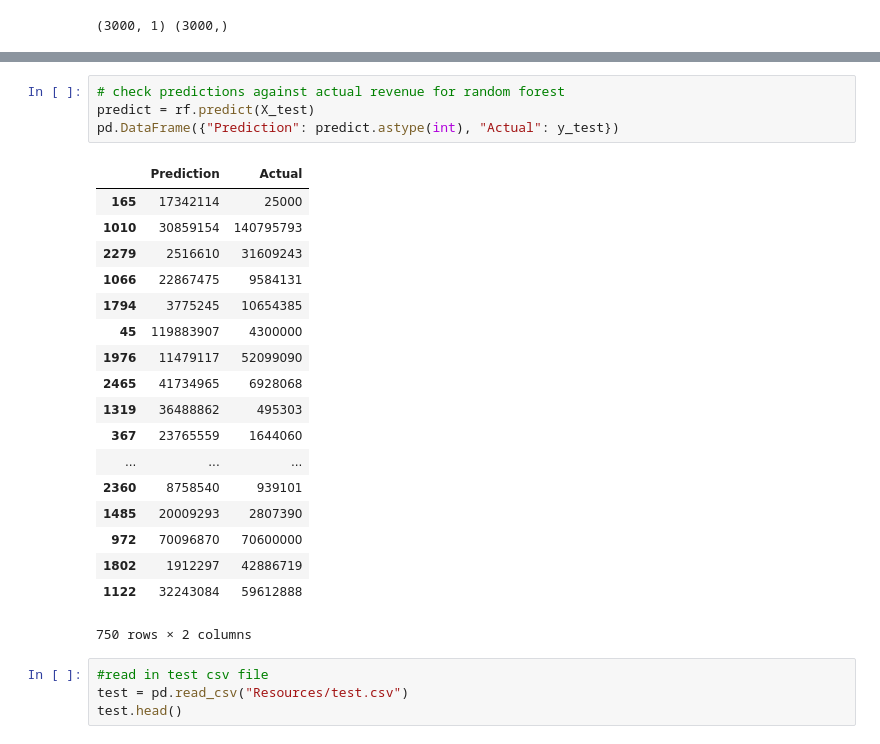
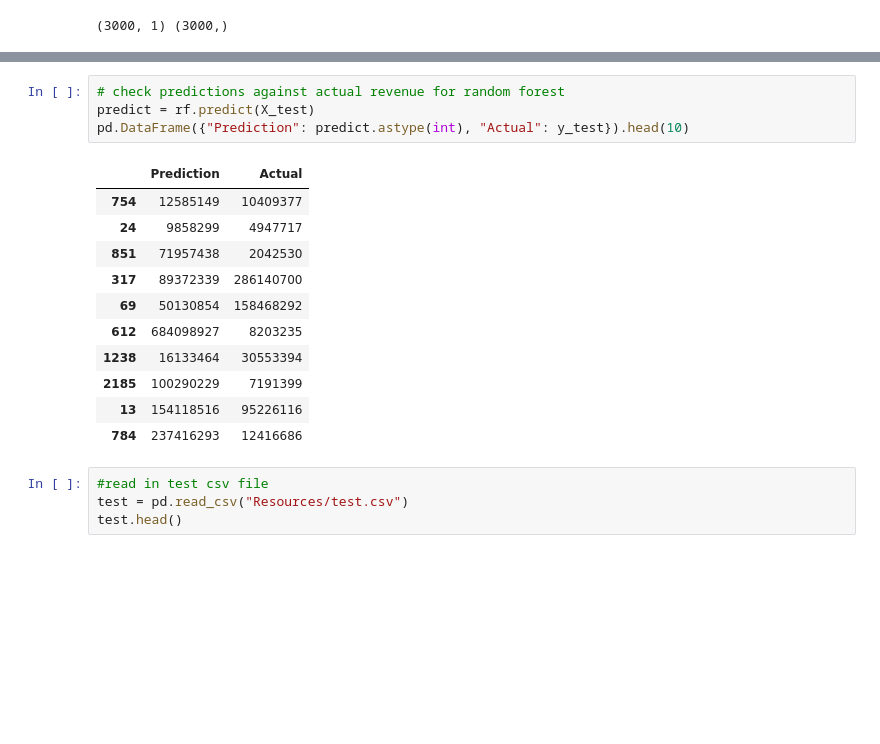
Before and after one commit to bvannice/BKBTM, a Jupyter notebook: RF_LR_Predictions.ipynb, the cells around one changed output, grey strips where cells are left out. Cells and saved outputs as stored; diff of their text form; blank space fills up the shorter version.

```diff
--- a/RF_LR_Predictions.ipynb
+++ b/RF_LR_Predictions.ipynb
@@ -254,26 +258,19 @@ model.score(x_test,y_test)
 # %%
 # check predictions against actual revenue for random forest
 predict = rf.predict(X_test)
-pd.DataFrame({"Prediction": predict.astype(int), "Actual": y_test})
+pd.DataFrame({"Prediction": predict.astype(int), "Actual": y_test}).head(10)
 # %% [output]
 |  | Prediction | Actual |
-| 165 | 17342114 | 25000 |
-| 1010 | 30859154 | 140795793 |
-| 2279 | 2516610 | 31609243 |
-| 1066 | 22867475 | 9584131 |
-| 1794 | 3775245 | 10654385 |
-| 45 | 119883907 | 4300000 |
-| 1976 | 11479117 | 52099090 |
-| 2465 | 41734965 | 6928068 |
-| 1319 | 36488862 | 495303 |
-| 367 | 23765559 | 1644060 |
-| ... | ... | ... |
-| 2360 | 8758540 | 939101 |
-| 1485 | 20009293 | 2807390 |
-| 972 | 70096870 | 70600000 |
-| 1802 | 1912297 | 42886719 |
-| 1122 | 32243084 | 59612888 |
+| 754 | 12585149 | 10409377 |
+| 24 | 9858299 | 4947717 |
+| 851 | 71957438 | 2042530 |
+| 317 | 89372339 | 286140700 |
+| 69 | 50130854 | 158468292 |
+| 612 | 684098927 | 8203235 |
+| 1238 | 16133464 | 30553394 |
+| 2185 | 100290229 | 7191399 |
+| 13 | 154118516 | 95226116 |
+| 784 | 237416293 | 12416686 |
-750 rows × 2 columns
 # %%
 #read in test csv file
 test = pd.read_csv("Resources/test.csv")
```
Also changed, not shown: parts of 7 cells of this notebook.
